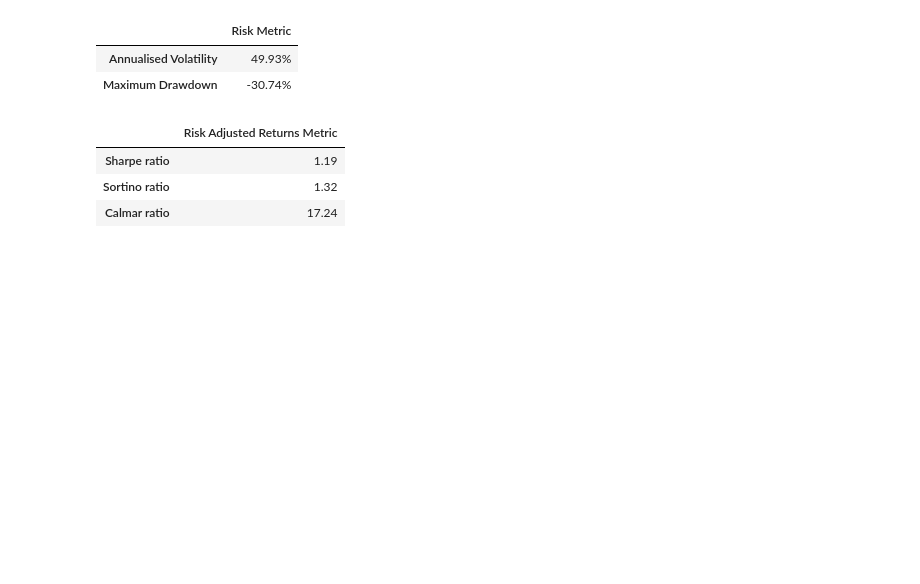
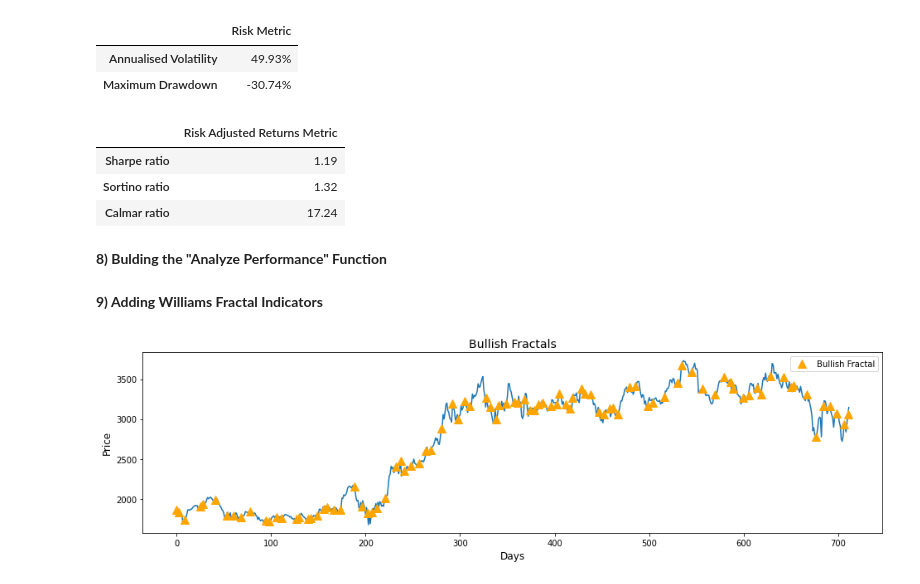
Before and after one commit to jade-lam/Stock-Portfolio, a Jupyter notebook: Quantinsti - Swing Trading Strategies.ipynb, the cells around one changed output. Cells and saved outputs as stored; diff of their text form; code cells hidden in the pictures; blank space fills up the shorter version.

```diff
--- a/Quantinsti - Swing Trading Strategies.ipynb
+++ b/Quantinsti - Swing Trading Strategies.ipynb
@@ -452,6 +456,8 @@ risk_adjusted_return_metric(trade_book_MACD, data)
 | Sharpe ratio | 1.19 |
 | Sortino ratio | 1.32 |
 | Calmar ratio | 17.24 |
+# %% [markdown]
+**8) Bulding the "Analyze Performance" Function**
 # %%
 # creating a function to analyse the performance of the strategy
 def analyse_performance(trade_book, price_data):
@@ -466,3 +472,5 @@ def analyse_performance(trade_book, price_data):
     risk_metric(trade_book, price_data)
     # Call risk_adjusted_return_metric
     risk_adjusted_return_metric(trade_book, price_data)
+# %% [markdown]
+**9) Adding Williams Fractal Indicators**
@@ -468,0 +499,26 @@ def analyse_performance(trade_book, price_data):
+# %%
+# Show the last 100 points for illustration purposes
+data_for_plot = data[start_date: end_date]
+num_of_x_values = data_for_plot['Close'].shape[0]
+
+# Define the plot figure
+plt.figure(figsize=(16, 4))
+
+# Set the title and axis labels
+plt.title('Bullish Fractals', fontsize=14)
+plt.xlabel('Days', fontsize=12)
+plt.ylabel('Price', fontsize=12)
+
+# Plot close price
+plt.plot(range(num_of_x_values), data_for_plot['Close'])
+
+# Plot long entry points
+entry_condition_to_plot = np.where((data_for_plot['bull_fractal'] == 1), data_for_plot['Close'], np.nan)
+
+plt.plot(range(num_of_x_values), entry_condition_to_plot, '^',
+         ms=10, label='Bullish Fractal', color='orange')
+plt.legend()
+
+plt.show()
+# %% [output]
+[figure, added]
```
Also changed, not shown: parts of 10 cells of this notebook.
